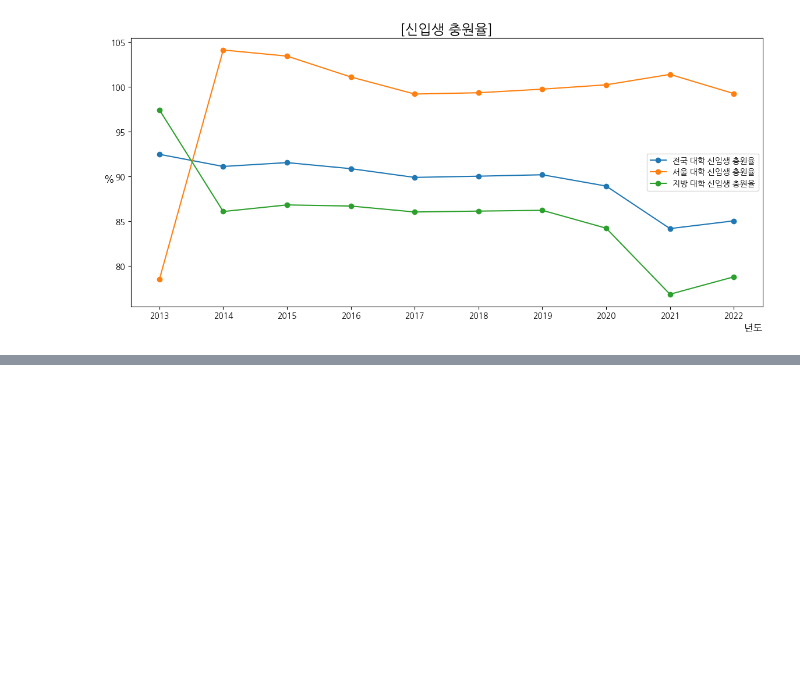
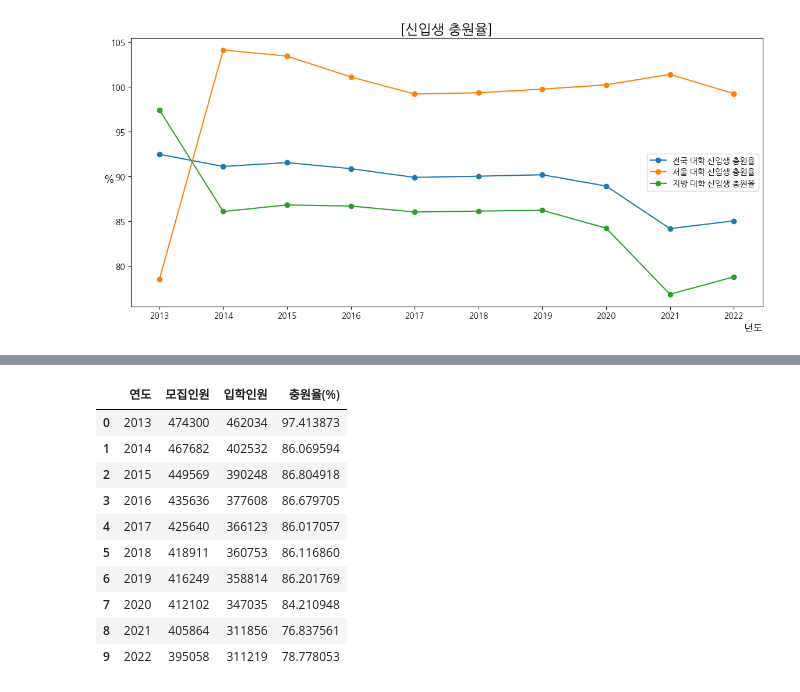
Before and after one commit to Skylee0310/KDT-06_SQL_mini_project, a Jupyter notebook: 이승민/sql팀플.ipynb, the cells around one changed output, grey strips where cells are left out. Cells and saved outputs as stored; diff of their text form; code cells hidden in the pictures; blank space fills up the shorter version.

```diff
--- a/이승민/sql팀플.ipynb
+++ b/이승민/sql팀플.ipynb
@@ -269,0 +360,14 @@ plt.show()
+# %%
+otheradm1
+# %% [output]
+|  | 연도 | 모집인원 | 입학인원 | 충원율(%) |
+| 0 | 2013 | 474300 | 462034 | 97.413873 |
+| 1 | 2014 | 467682 | 402532 | 86.069594 |
+| 2 | 2015 | 449569 | 390248 | 86.804918 |
+| 3 | 2016 | 435636 | 377608 | 86.679705 |
+| 4 | 2017 | 425640 | 366123 | 86.017057 |
+| 5 | 2018 | 418911 | 360753 | 86.116860 |
+| 6 | 2019 | 416249 | 358814 | 86.201769 |
+| 7 | 2020 | 412102 | 347035 | 84.210948 |
+| 8 | 2021 | 405864 | 311856 | 76.837561 |
+| 9 | 2022 | 395058 | 311219 | 78.778053 |
```
Also changed, not shown: parts of 9 cells of this notebook, 13 other files.
